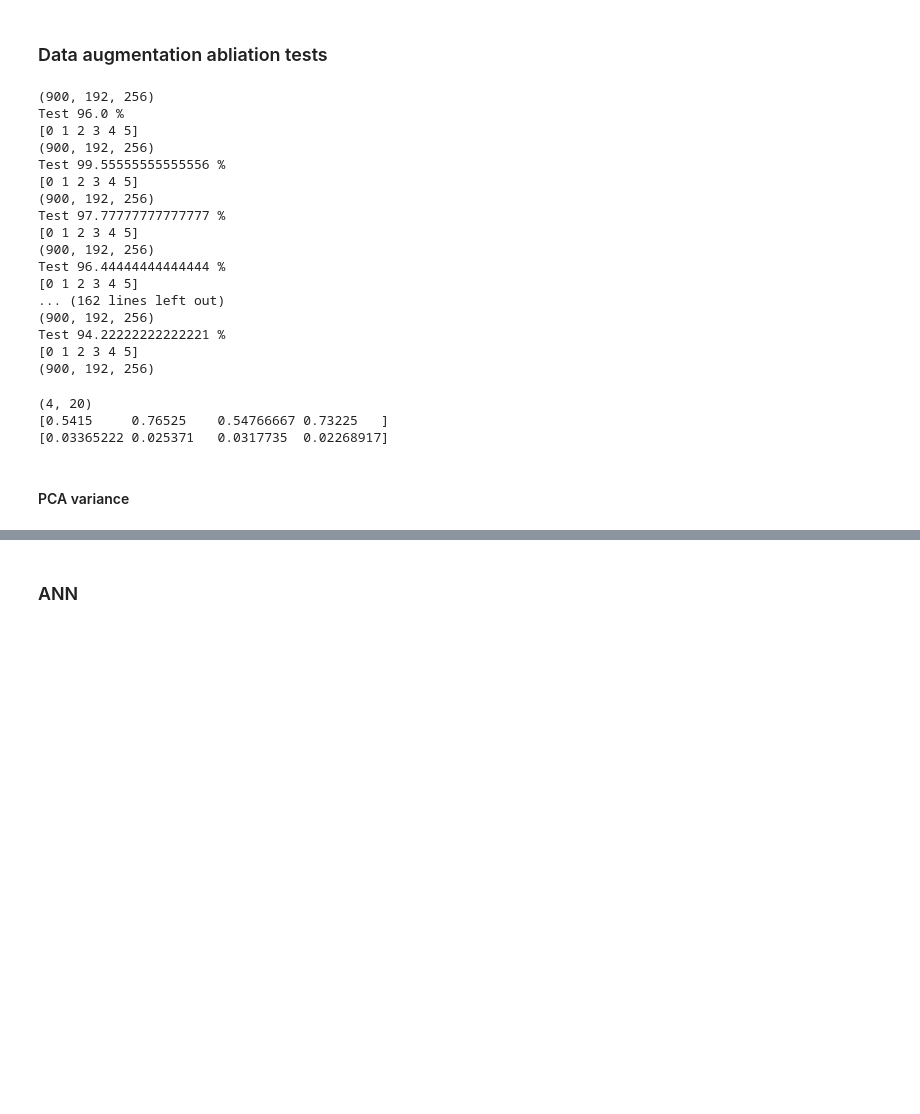
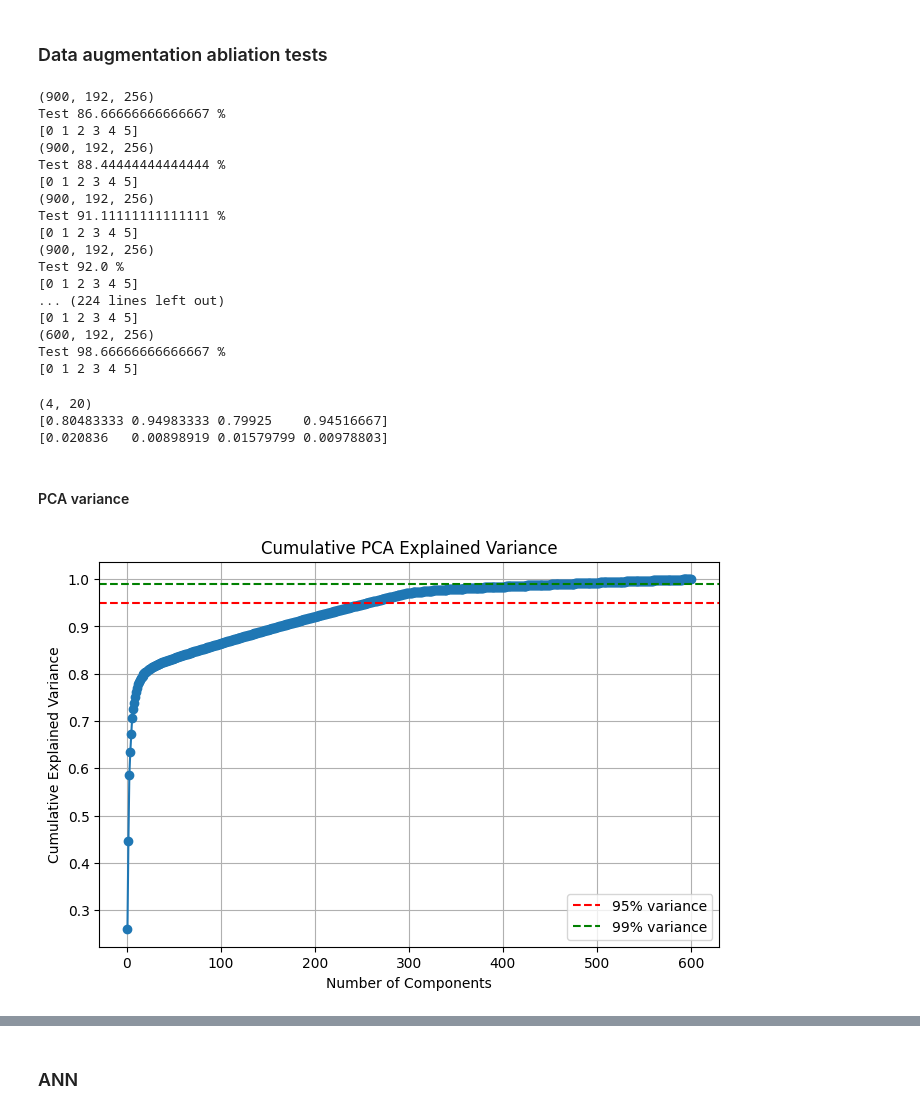
Before and after one commit to shepai/3D-textures, a Jupyter notebook: Experimental/all_the_same.ipynb, the cells around one changed output, grey strips where cells are left out. Saved outputs shown, nothing was run; the diff lists cells and outputs as text; code cells hidden in the pictures; blank space fills up the shorter version.

```diff
--- a/Experimental/all_the_same.ipynb
+++ b/Experimental/all_the_same.ipynb
@@ -764,13 +764,13 @@ plt.show()
 # %%
 # just train once
 #X_=X.reshape((130*2*25,192,256))
-PRINTER="bambu"
-FILAMENT="PLAminus"
+PRINTER="resin"
+FILAMENT="resin"
 acc_unseen=[]
 for test in [[-1],[0],[1],[]]:
     t=[]
     for i in range(20):
-        X_sub,y_sub=get_data(dataset,X,printer=PRINTER,filament=FILAMENT,augment=True,pattern=".1",augtests=test)
+        X_sub,y_sub=get_data(dataset,X,printer=PRINTER,filament=FILAMENT,augment=True,pattern=".5",augtests=test)
         print(X_sub.shape)
         X_sub=X_sub.reshape((len(X_sub),-1))
         train_X, test_X, train_y, test_y = train_test_split(X_sub,y_sub)
@@ -783,7 +783,7 @@ for test in [[-1],[0],[1],[]]:
         accuracy = accuracy_score(test_y, y_pred)
         print("Test",accuracy*100, "%")
         print(np.unique(test_y))
-        X_sub2,y_sub2=get_data(dataset,X,printer=PRINTER,filament=FILAMENT,augment=True,pattern=".2")
+        X_sub2,y_sub2=get_data(dataset,X,printer=PRINTER,filament=FILAMENT,augment=True,pattern=".4")
         X_sub2=X_sub2.reshape((len(X_sub2),-1))
         test_X = pca.transform(X_sub2)
         y_pred = clf.predict(test_X)
@@ -791,22 +791,22 @@ for test in [[-1],[0],[1],[]]:
     acc_unseen.append(t)
 # %% [output]
 (900, 192, 256)
-Test 96.0 %
+Test 86.66666666666667 %
 [0 1 2 3 4 5]
 (900, 192, 256)
-Test 99.55555555555556 %
+Test 88.44444444444444 %
 [0 1 2 3 4 5]
 (900, 192, 256)
-Test 97.77777777777777 %
+Test 91.11111111111111 %
 [0 1 2 3 4 5]
 (900, 192, 256)
-Test 96.44444444444444 %
+Test 92.0 %
 [0 1 2 3 4 5]
-... (162 lines left out)
-(900, 192, 256)
-Test 94.22222222222221 %
+... (224 lines left out)
 [0 1 2 3 4 5]
-(900, 192, 256)
+(600, 192, 256)
+Test 98.66666666666667 %
+[0 1 2 3 4 5]
 # %%
 #[[-1],[0],[1],[]]
 acc_unseen=np.array(acc_unseen)
@@ -817,31 +817,34 @@ print(averages_for_tests)
 print(std_for_tests)
 # %% [output]
 (4, 20)
-[0.5415     0.76525    0.54766667 0.73225   ]
-[0.03365222 0.025371   0.0317735  0.02268917]
+[0.80483333 0.94983333 0.79925    0.94516667]
+[0.020836   0.00898919 0.01579799 0.00978803]
 # %% [markdown]
 #### PCA variance
 # %%
-pca = PCA(n_components=25)
+pca = PCA()
 X_sub,y_sub=get_data(dataset,X,printer=PRINTER,filament=FILAMENT,augment=True,pattern=".1",augtests=test)
+X_sub=X_sub.reshape((len(X_sub),-1))
 pca.fit(X_sub)
 cumulative_variance = np.cumsum(pca.explained_variance_ratio_)
 
 plt.figure(figsize=(8,5))
 plt.plot(range(1, len(cumulative_variance)+1),
          cumulative_variance,
          marker='o')
 
 plt.xlabel("Number of Components")
 plt.ylabel("Cumulative Explained Variance")
 plt.title("Cumulative PCA Explained Variance")
 
 plt.axhline(y=0.95, color='r', linestyle='--', label="95% variance")
 plt.axhline(y=0.99, color='g', linestyle='--', label="99% variance")
 
 plt.legend()
 plt.grid()
 plt.show()
+# %% [output]
+[figure, added]
 # %%
 import matplotlib.pyplot as plt
 import numpy as np
```
Also changed, not shown: parts of 1 cell of this notebook.
